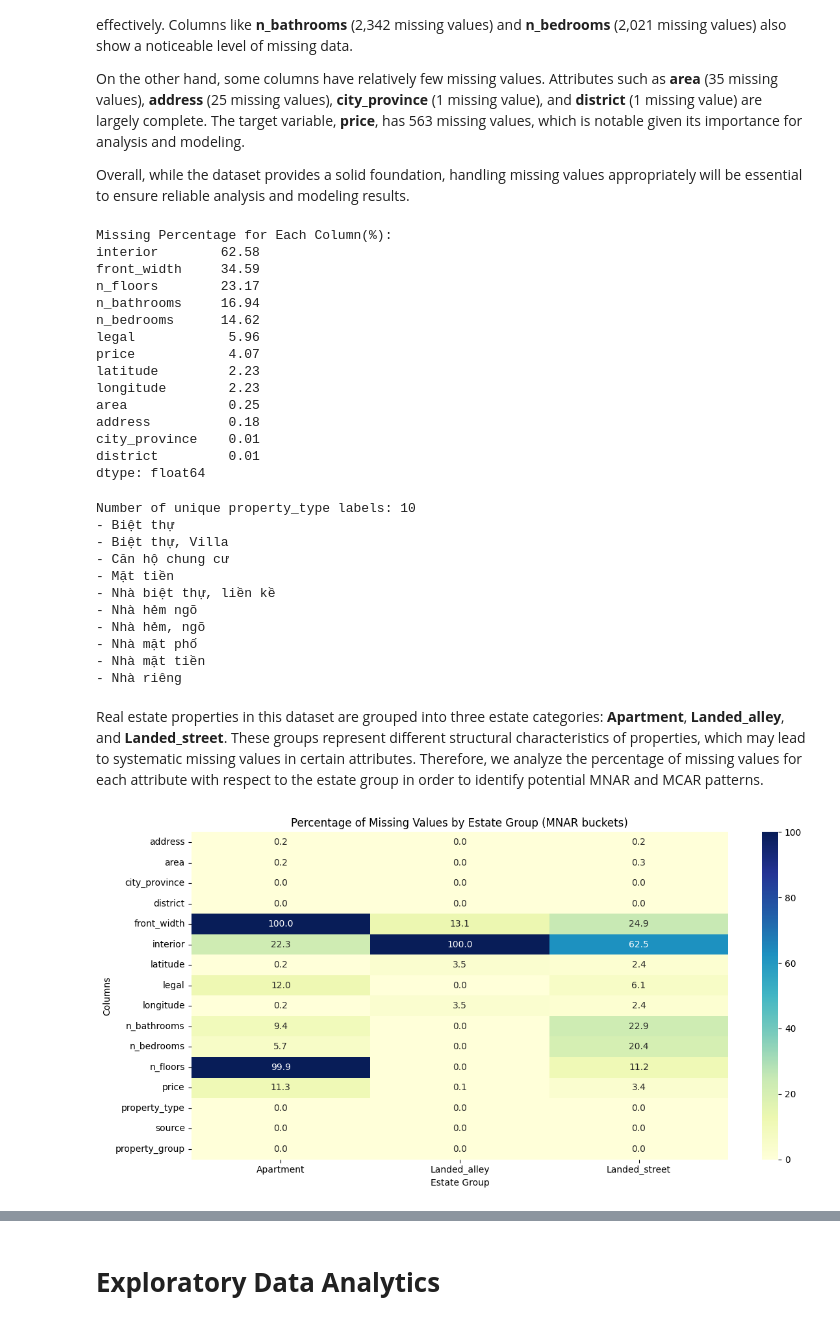
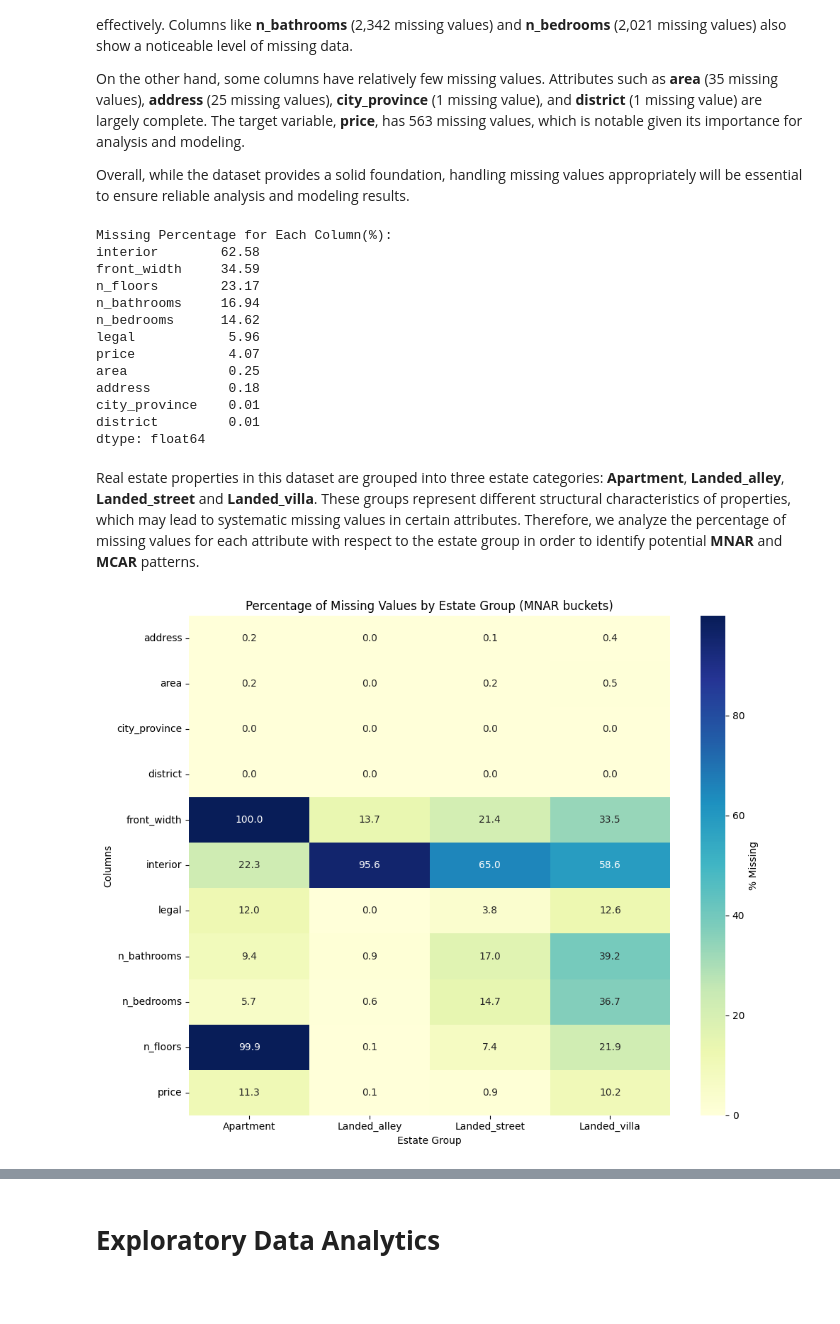
Before and after one commit to ngocanhpham-hust/Real-Estate-Analysis_DSProject, a Jupyter notebook: EDA_and_Data_Visualization/eda_data_visualize.ipynb, the cells around one changed output, grey strips where cells are left out. Cells and saved outputs as stored; diff of their text form; code cells hidden in the pictures; blank space fills up the shorter version.

```diff
--- a/EDA_and_Data_Visualization/eda_data_visualize.ipynb
+++ b/EDA_and_Data_Visualization/eda_data_visualize.ipynb
@@ -10,7 +11,7 @@ import seaborn as sns
 pd.set_option("display.max_columns", 200)
 pd.set_option("display.width", 120)
 # %%
-DATA_PATH = "../data/preprocessed/full.csv"
+DATA_PATH = "/Users/vuthuylinh/Real-Estate-Analysis_DSProject/data/preprocessed/full.csv"
 
 df = pd.read_csv(DATA_PATH)
 # %%
@@ -18,11 +19,11 @@ df = pd.read_csv(DATA_PATH)
 
 df.columns = df.columns.str.strip()
 
-for col in ["city_province", "district", "property_type", "legal", "interior", "source"]:
+for col in ["city_province", "district", "property_type", "legal", "interior"]:
     if col in df.columns:
         df[col] = df[col].astype("string").str.strip()
 # %%
-num_cols = ["area", "front_width", "latitude", "longitude",
+num_cols = ["area", "front_width",
             "n_bedrooms", "n_bathrooms", "n_floors", "price"]
 
 for c in num_cols:
@@ -263,35 +257,8 @@ n_bathrooms     16.94
 n_bedrooms      14.62
 legal            5.96
 price            4.07
-latitude         2.23
-longitude        2.23
 area             0.25
 address          0.18
 city_province    0.01
 district         0.01
 dtype: float64
-# %%
-property_type_labels = (
-    df["property_type"]
-    .dropna()
-    .astype(str)
-    .str.strip()
-    .sort_values()
-    .unique()
-)
-
-print("Number of unique property_type labels:", len(property_type_labels))
-for label in property_type_labels:
-    print("-", label)
-# %% [output]
-Number of unique property_type labels: 10
-- Biệt thự
-- Biệt thự, Villa
-- Căn hộ chung cư
-- Mặt tiền
-- Nhà biệt thự, liền kề
-- Nhà hẻm ngõ
-- Nhà hẻm, ngõ
-- Nhà mặt phố
-- Nhà mặt tiền
-- Nhà riêng
@@ -298,34 +297,28 @@ Number of unique property_type labels: 10
 # %% [markdown]
-Real estate properties in this dataset are grouped into three estate categories: **Apartment**, **Landed_alley**, and **Landed_street**. These groups represent different structural characteristics of properties, which may lead to systematic missing values in certain attributes. Therefore, we analyze the percentage of missing values for each attribute with respect to the estate group in order to identify potential MNAR and MCAR patterns.
+Real estate properties in this dataset are grouped into three estate categories: **Apartment**, **Landed_alley**, **Landed_street** and **Landed_villa**. These groups represent different structural characteristics of properties, which may lead to systematic missing values in certain attributes. Therefore, we analyze the percentage of missing values for each attribute with respect to the estate group in order to identify potential **MNAR** and **MCAR** patterns.
 # %%
-# --- Group property types into 3 buckets for MNAR/MCAR analysis ---
-def map_property_group(x):
-    if pd.isna(x):
-        return "Unknown"
-    x = str(x).strip().lower()
-    if "căn hộ" in x:
-        return "Apartment"
-    if ("hẻm" in x) or ("ngõ" in x):
-        return "Landed_alley"
-    return "Landed_street"
+exclude_cols = ["property_group", "property_type"]#, "city_province_norm", "district_city", "legal_grouped", "price_per_m2", "price/m²"]
 
-df["property_group"] = df["property_type"].apply(map_property_group)
-
-# --- Missing % by grouped estate type ---
 missing_pct = (
-    df.groupby("property_group")
-      .apply(lambda g: g.isna().mean() * 100)
+    df
+    .drop(columns=exclude_cols)
+    .groupby(df["property_group"])
+    .apply(lambda g: g.isna().mean() * 100)
 )
 
-# heatmap expects rows=columns, cols=groups
 missing_pct = missing_pct.T
-
-plt.figure(figsize = (12, 6))
-sns.heatmap(missing_pct, annot = True, cmap = "YlGnBu", fmt = ".1f")
+plt.figure(figsize=(10, 8))
+sns.heatmap(
+    missing_pct,
+    annot=True,
+    cmap="YlGnBu",
+    fmt=".1f",
+    cbar_kws={"label": "% Missing"}
+)
 plt.title("Percentage of Missing Values by Estate Group (MNAR buckets)")
 plt.ylabel("Columns")
 plt.xlabel("Estate Group")
 plt.tight_layout()
 plt.show()
 # %% [output]
-[figure, old version]
+[figure, new version]
```
Also changed, not shown: parts of 64 cells of this notebook, 2 other files.
